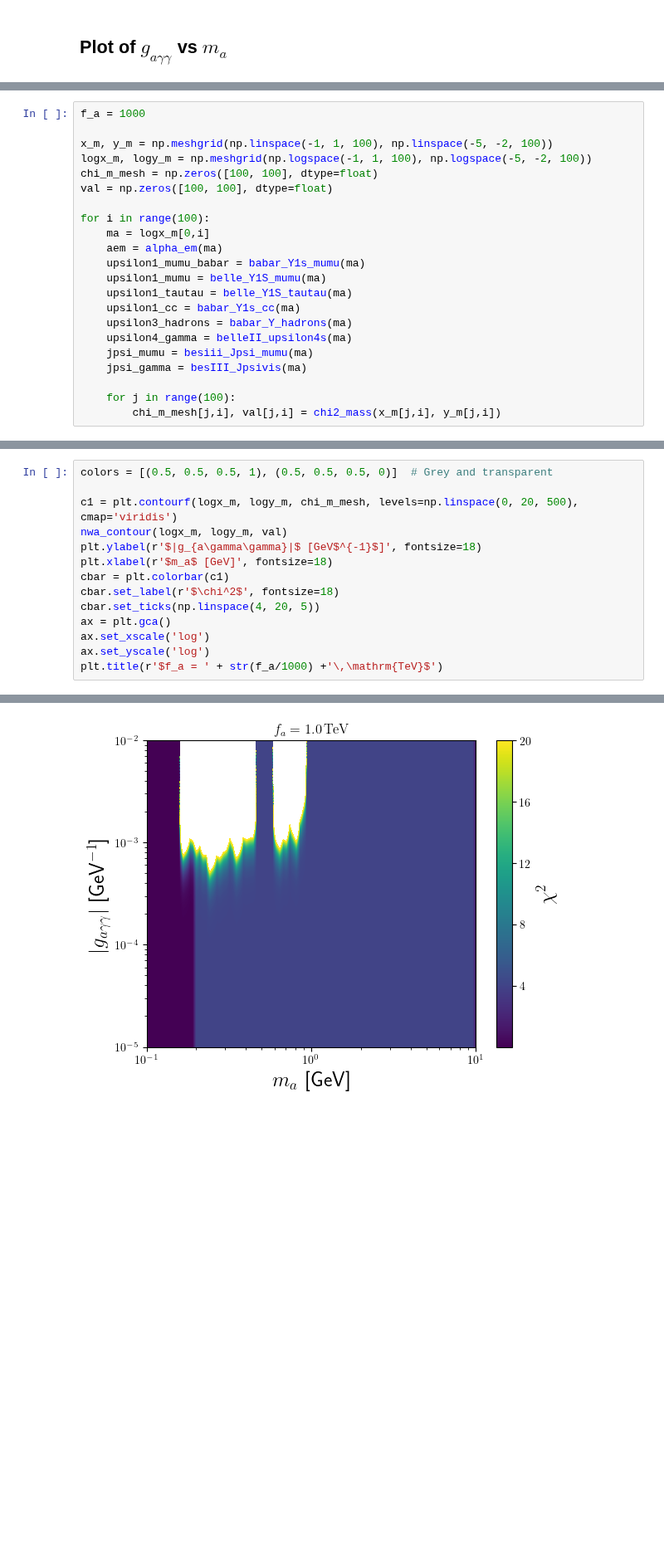
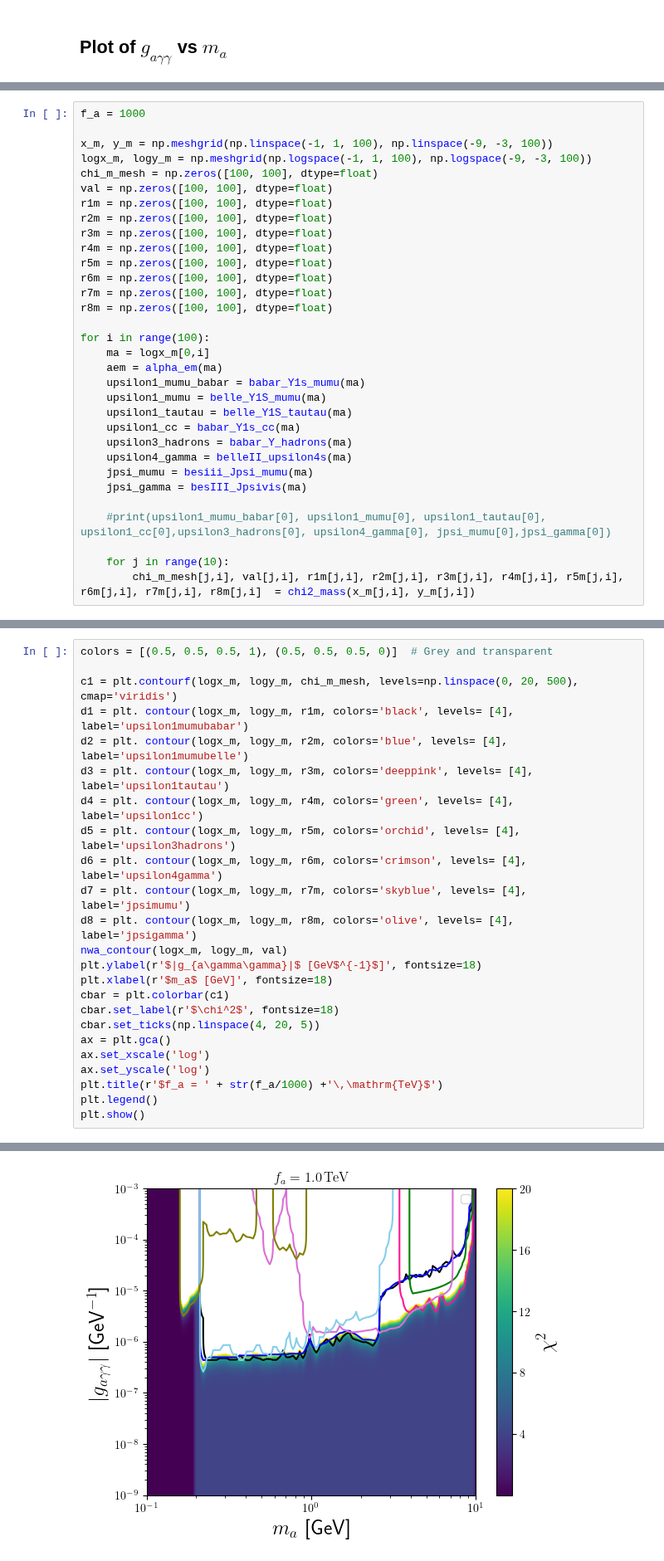
Before and after one commit to alp-aca/alp-aca, a Jupyter notebook: 02b_fit_quarkonia_visible.ipynb, the cells around one changed output, grey strips where cells are left out. Shown at 83% size. Saved outputs shown, nothing was run; the diff lists cells and outputs as text; blank space fills up the shorter version.

```diff
--- a/02b_fit_quarkonia_visible.ipynb
+++ b/02b_fit_quarkonia_visible.ipynb
@@ -188,10 +252,18 @@ def chi2_mass(log_ma, log_gagamma):
 # %%
 f_a = 1000
 
-x_m, y_m = np.meshgrid(np.linspace(-1, 1, 100), np.linspace(-5, -2, 100))
-logx_m, logy_m = np.meshgrid(np.logspace(-1, 1, 100), np.logspace(-5, -2, 100))
+x_m, y_m = np.meshgrid(np.linspace(-1, 1, 100), np.linspace(-9, -3, 100))
+logx_m, logy_m = np.meshgrid(np.logspace(-1, 1, 100), np.logspace(-9, -3, 100))
 chi_m_mesh = np.zeros([100, 100], dtype=float)
 val = np.zeros([100, 100], dtype=float)
+r1m = np.zeros([100, 100], dtype=float)
+r2m = np.zeros([100, 100], dtype=float)
+r3m = np.zeros([100, 100], dtype=float)
+r4m = np.zeros([100, 100], dtype=float)
+r5m = np.zeros([100, 100], dtype=float)
+r6m = np.zeros([100, 100], dtype=float)
+r7m = np.zeros([100, 100], dtype=float)
+r8m = np.zeros([100, 100], dtype=float)
 
 for i in range(100):
     ma = logx_m[0,i]
@@ -205,5 +277,7 @@ for i in range(100):
     jpsi_mumu = besiii_Jpsi_mumu(ma)
     jpsi_gamma = besIII_Jpsivis(ma)
 
-    for j in range(100):
-        chi_m_mesh[j,i], val[j,i] = chi2_mass(x_m[j,i], y_m[j,i])
+    #print(upsilon1_mumu_babar[0], upsilon1_mumu[0], upsilon1_tautau[0], upsilon1_cc[0],upsilon3_hadrons[0], upsilon4_gamma[0], jpsi_mumu[0],jpsi_gamma[0])
+
+    for j in range(10):
+        chi_m_mesh[j,i], val[j,i], r1m[j,i], r2m[j,i], r3m[j,i], r4m[j,i], r5m[j,i], r6m[j,i], r7m[j,i], r8m[j,i]  = chi2_mass(x_m[j,i], y_m[j,i])
@@ -211,6 +320,14 @@ for i in range(100):
 colors = [(0.5, 0.5, 0.5, 1), (0.5, 0.5, 0.5, 0)]  # Grey and transparent
 
 c1 = plt.contourf(logx_m, logy_m, chi_m_mesh, levels=np.linspace(0, 20, 500), cmap='viridis')
+d1 = plt. contour(logx_m, logy_m, r1m, colors='black', levels= [4], label='upsilon1mumubabar')
+d2 = plt. contour(logx_m, logy_m, r2m, colors='blue', levels= [4], label='upsilon1mumubelle')
+d3 = plt. contour(logx_m, logy_m, r3m, colors='deeppink', levels= [4], label='upsilon1tautau')
+d4 = plt. contour(logx_m, logy_m, r4m, colors='green', levels= [4], label='upsilon1cc')
+d5 = plt. contour(logx_m, logy_m, r5m, colors='orchid', levels= [4], label='upsilon3hadrons')
+d6 = plt. contour(logx_m, logy_m, r6m, colors='crimson', levels= [4], label='upsilon4gamma')
+d7 = plt. contour(logx_m, logy_m, r7m, colors='skyblue', levels= [4], label='jpsimumu')
+d8 = plt. contour(logx_m, logy_m, r8m, colors='olive', levels= [4], label='jpsigamma')
 nwa_contour(logx_m, logy_m, val)
 plt.ylabel(r'$|g_{a\gamma\gamma}|$ [GeV$^{-1}$]', fontsize=18)
 plt.xlabel(r'$m_a$ [GeV]', fontsize=18)
@@ -221,4 +338,6 @@ ax = plt.gca()
 ax.set_xscale('log')
 ax.set_yscale('log')
 plt.title(r'$f_a = ' + str(f_a/1000) +'\,\mathrm{TeV}$')
+plt.legend()
+plt.show()
 # %% [output]
@@ -226 +345 @@ Text(0.5, 1.0, '$f_a = 1.0\\,\\mathrm{TeV}$')
-[figure, old version]
+[figure, new version]
```
Also changed, not shown: parts of 12 cells of this notebook, 1 other file.
